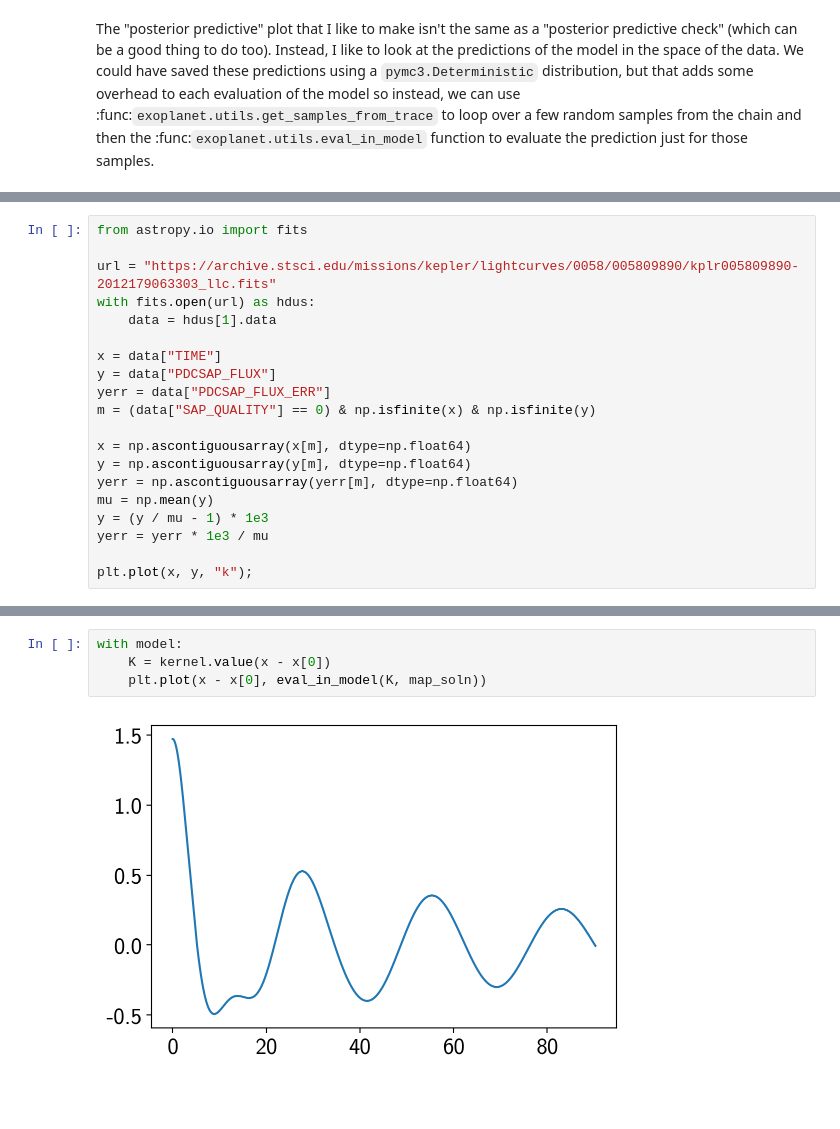
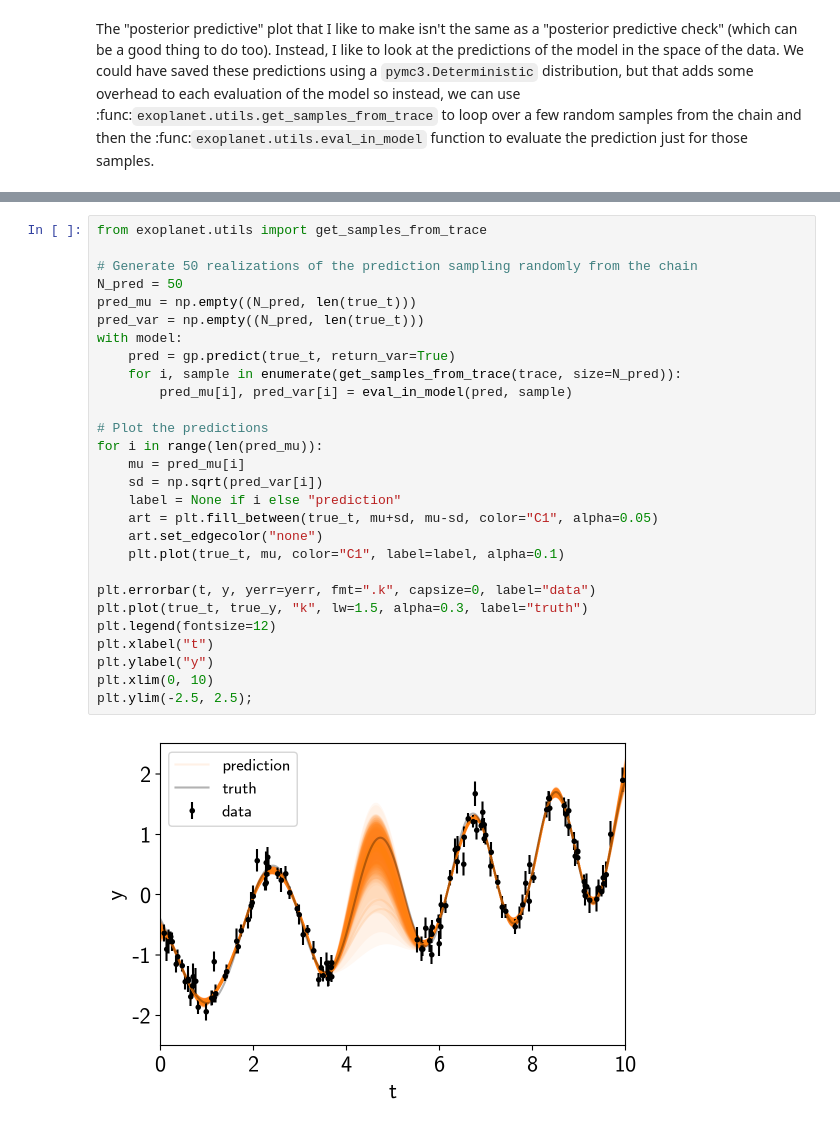
Before and after one commit to exoplanet-dev/exoplanet, a Jupyter notebook: docs/_static/notebooks/gp.ipynb, the cells around one changed output, grey strips where cells are left out. Saved outputs shown, nothing was run; the diff lists cells and outputs as text; blank space fills up the shorter version.

```diff
--- a/docs/_static/notebooks/gp.ipynb
+++ b/docs/_static/notebooks/gp.ipynb
@@ -162,20 +169,0 @@ plt.ylim(-2.5, 2.5);
-# %%
-from astropy.io import fits
-
-url = "https://archive.stsci.edu/missions/kepler/lightcurves/0058/005809890/kplr005809890-2012179063303_llc.fits"
-with fits.open(url) as hdus:
-    data = hdus[1].data
-
-x = data["TIME"]
-y = data["PDCSAP_FLUX"]
-yerr = data["PDCSAP_FLUX_ERR"]
-m = (data["SAP_QUALITY"] == 0) & np.isfinite(x) & np.isfinite(y)
-
-x = np.ascontiguousarray(x[m], dtype=np.float64)
-y = np.ascontiguousarray(y[m], dtype=np.float64)
-yerr = np.ascontiguousarray(yerr[m], dtype=np.float64)
-mu = np.mean(y)
-y = (y / mu - 1) * 1e3
-yerr = yerr * 1e3 / mu
-
-plt.plot(x, y, "k");
@@ -261,6 +170,30 @@ plt.plot(x, np.median(trace["pred"], axis=0))
-# %%
-with model:
-    K = kernel.value(x - x[0])
-    plt.plot(x - x[0], eval_in_model(K, map_soln))
-# %% [output]
-[figure, removed]
+# %%
+from exoplanet.utils import get_samples_from_trace
+
+# Generate 50 realizations of the prediction sampling randomly from the chain
+N_pred = 50
+pred_mu = np.empty((N_pred, len(true_t)))
+pred_var = np.empty((N_pred, len(true_t)))
+with model:
+    pred = gp.predict(true_t, return_var=True)
+    for i, sample in enumerate(get_samples_from_trace(trace, size=N_pred)):
+        pred_mu[i], pred_var[i] = eval_in_model(pred, sample)
+
+# Plot the predictions
+for i in range(len(pred_mu)):
+    mu = pred_mu[i]
+    sd = np.sqrt(pred_var[i])
+    label = None if i else "prediction"
+    art = plt.fill_between(true_t, mu+sd, mu-sd, color="C1", alpha=0.05)
+    art.set_edgecolor("none")
+    plt.plot(true_t, mu, color="C1", label=label, alpha=0.1)
+
+plt.errorbar(t, y, yerr=yerr, fmt=".k", capsize=0, label="data")
+plt.plot(true_t, true_y, "k", lw=1.5, alpha=0.3, label="truth")
+plt.legend(fontsize=12)
+plt.xlabel("t")
+plt.ylabel("y")
+plt.xlim(0, 10)
+plt.ylim(-2.5, 2.5);
+# %% [output]
+[figure, added]
```
Also changed, not shown: parts of 19 cells of this notebook, 1 other file.
